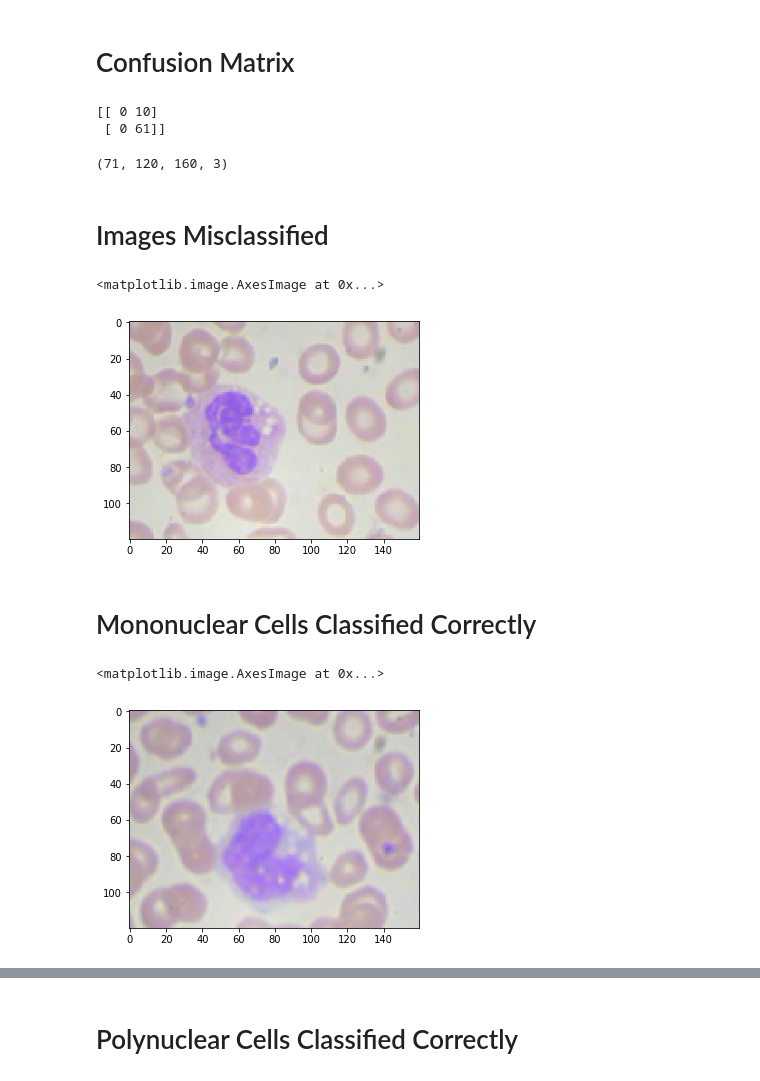
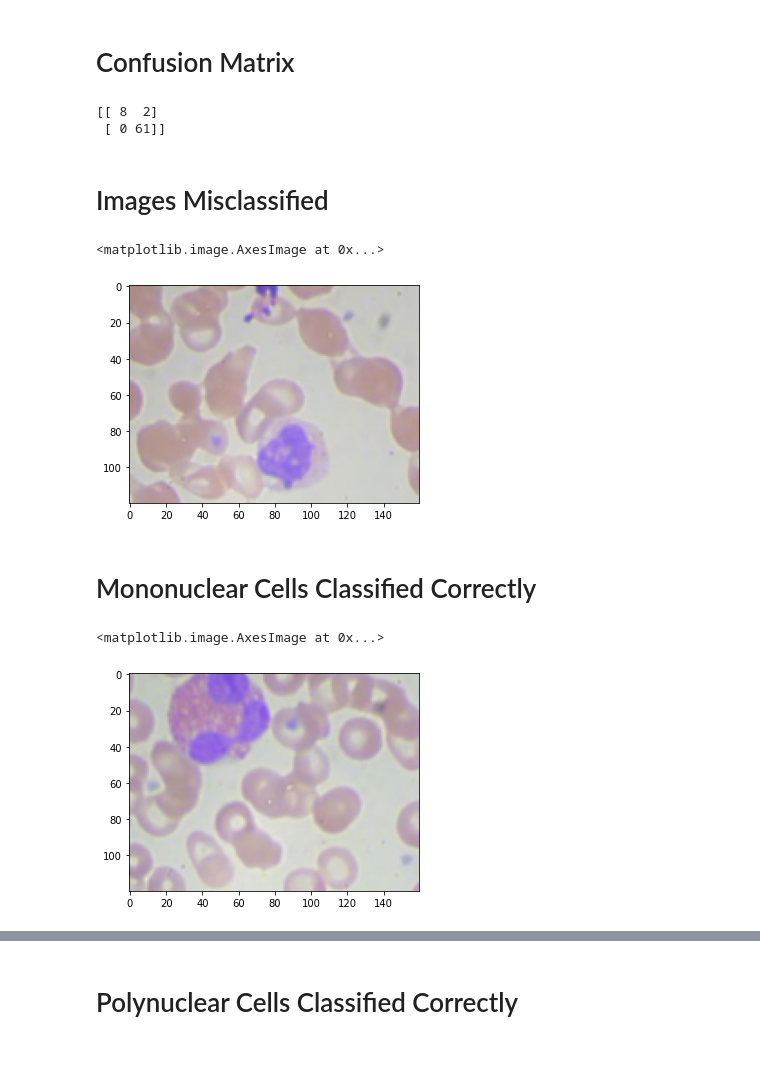
Before and after one commit to xhxuciedu/CS284A, a Jupyter notebook: wbc-classification/notebooks/binary_training.ipynb, the cells around one changed output, grey strips where cells are left out. Saved outputs shown, nothing was run; the diff lists cells and outputs as text; code cells hidden in the pictures; blank space fills up the shorter version.

```diff
--- a/wbc-classification/notebooks/binary_training.ipynb
+++ b/wbc-classification/notebooks/binary_training.ipynb
@@ -143,5 +143,5 @@ train_loader = torch.utils.data.DataLoader(dataset=train_dataset,
                                            shuffle=True)
 
 test_loader = torch.utils.data.DataLoader(dataset=test_dataset,
-                                          batch_size=batch_size,
+                                          batch_size=len(test_dataset),
                                           shuffle=False)
@@ -349,29 +331,25 @@ from sklearn.metrics import confusion_matrix
 
 print(confusion_matrix(y_test, y_pred))
 # %% [output]
-[[ 0 10]
+[[ 8  2]
  [ 0 61]]
-# %%
-X_test.shape
-# %% [output]
-(71, 120, 160, 3)
 # %% [markdown]
 # Images Misclassified
 # %%
 false_positive_mononuclear = np.intersect1d(np.where(y_pred == 1), np.where(y_test == 0))
 # %%
-img = X_test[false_positive_mononuclear[0]]
+img = X_test[false_positive_mononuclear[0]].astype('float32')
 plt.imshow(cv2.cvtColor(img, cv2.COLOR_BGR2RGB))
 # %% [output]
 <matplotlib.image.AxesImage at 0x...>
-[figure, old version]
+[figure, new version]
 # %% [markdown]
 # Mononuclear Cells Classified Correctly
 # %%
 true_positive_mononuclear = np.intersect1d(np.where(y_pred == 1), np.where(y_test == 1))
 # %%
-img = X_test[true_positive_mononuclear[0]]
+img = X_test[true_positive_mononuclear[0]].astype('float32')
 plt.imshow(cv2.cvtColor(img, cv2.COLOR_BGR2RGB))
 # %% [output]
 <matplotlib.image.AxesImage at 0x...>
-[figure, old version]
+[figure, new version]
```
Also changed, not shown: parts of 9 cells of this notebook.
